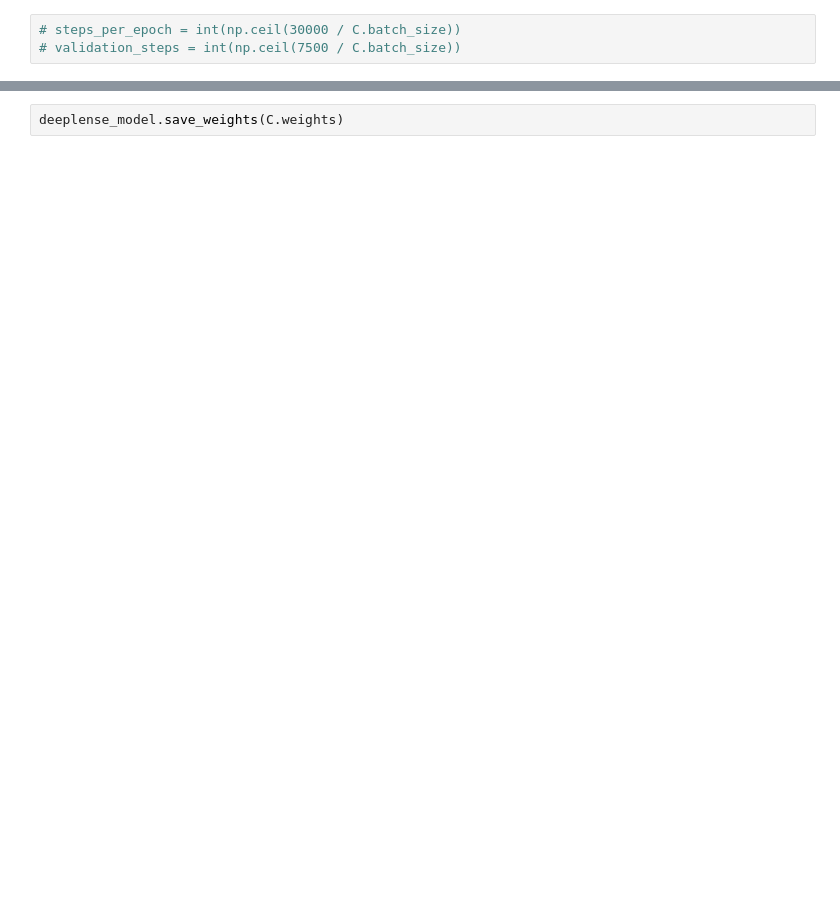
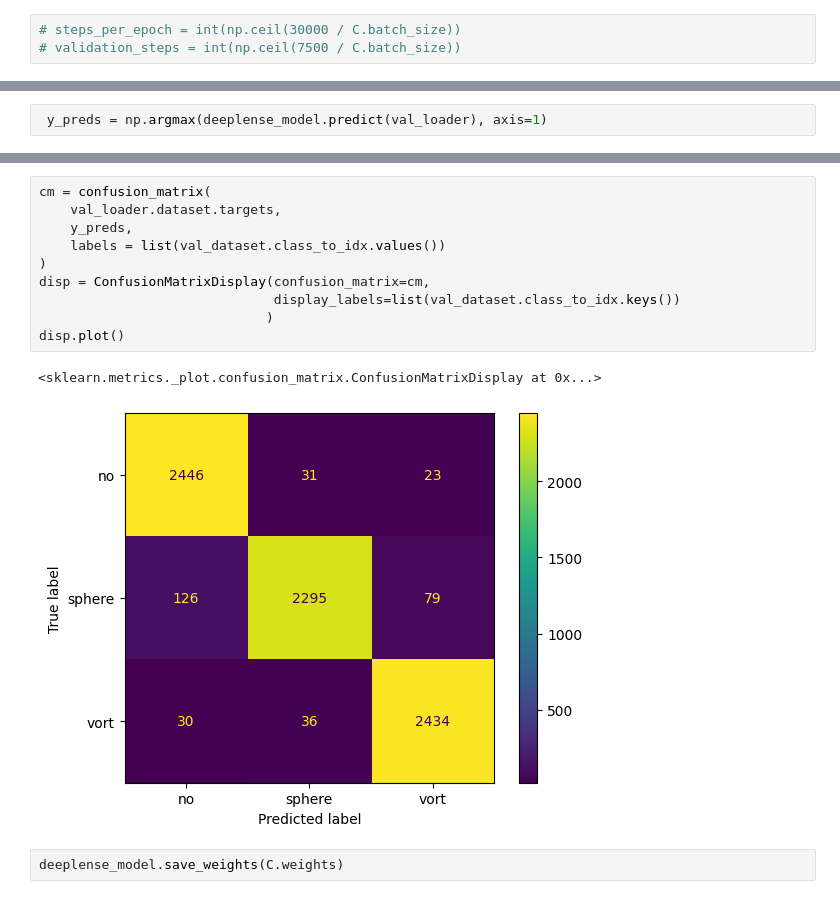
Before and after one commit to atiaisaac/GSOC26_ML4SCI, a Jupyter notebook: Test 1/test-1.ipynb, the cells around one changed output, grey strips where cells are left out. Drawn from its saved outputs; the diff is of its cells as text; blank space fills up the shorter version.

```diff
--- a/Test 1/test-1.ipynb
+++ b/Test 1/test-1.ipynb
@@ -371,0 +433,2 @@ deeplense_model.evaluate(val_loader)
+# %%
+ y_preds = np.argmax(deeplense_model.predict(val_loader), axis=1)
@@ -372,2 +454,15 @@ deeplense_model.evaluate(val_loader)
+# %%
+cm = confusion_matrix(
+    val_loader.dataset.targets,
+    y_preds,
+    labels = list(val_dataset.class_to_idx.values())
+)
+disp = ConfusionMatrixDisplay(confusion_matrix=cm,
+                              display_labels=list(val_dataset.class_to_idx.keys())
+                             )
+disp.plot()
+# %% [output]
+<sklearn.metrics._plot.confusion_matrix.ConfusionMatrixDisplay at 0x...>
+[figure, added]
 # %%
 deeplense_model.save_weights(C.weights)
```
Also changed, not shown: parts of 20 cells of this notebook, 1 other file.
